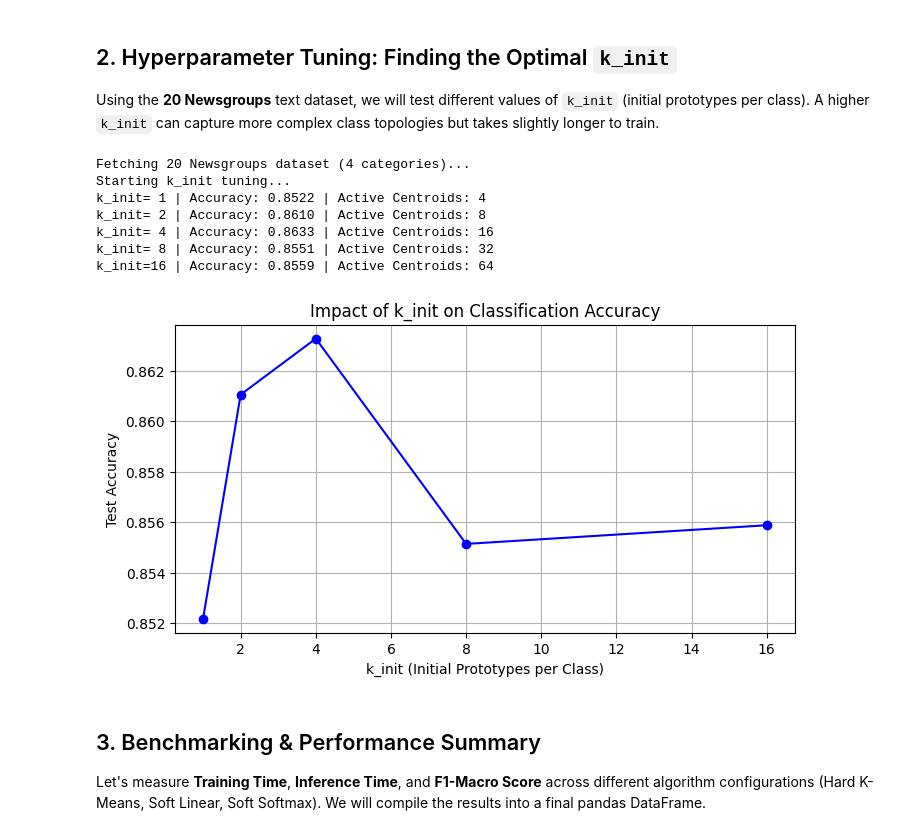
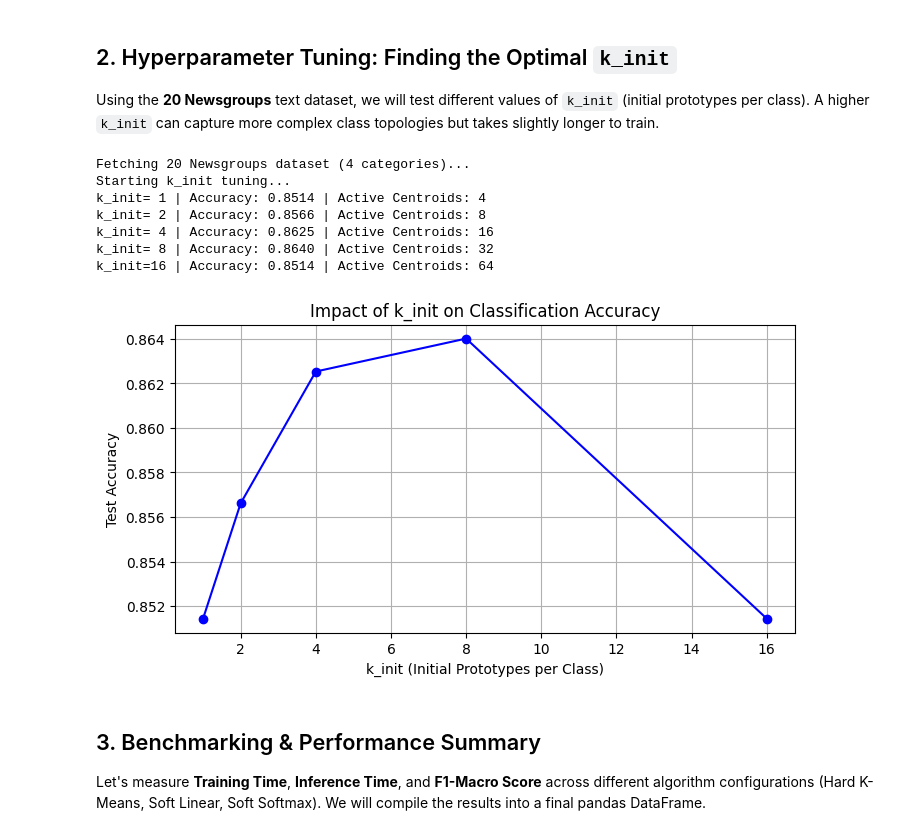
Before and after one commit to Icold21/FastKMeansClassifier, a Jupyter notebook: test.ipynb, the cells around one changed output. Cells and saved outputs as stored; diff of their text form; code cells hidden in the pictures.

```diff
--- a/test.ipynb
+++ b/test.ipynb
@@ -83,40 +83,40 @@ for k in k_values:
     clf = FastKMeansClassifier(
         k_init=k,
         distance='cosine',
         soft=True,
         soft_type='linear',
         max_iters=200,
-        lambda_penalty=10,
+        lambda_penalty=1,
         random_state=42
     ).to(device=device, dtype=dtype)
 
     clf.fit(X_train, y_train)
     preds = clf.predict(X_test)
     acc = accuracy_score(y_test, preds)
 
     # Check how many centroids survived the pruning process
     surviving_centroids = len(clf.centroids)
     tuning_results.append((k, acc, surviving_centroids))
     print(f"k_init={k:2d} | Accuracy: {acc:.4f} | Active Centroids: {surviving_centroids}")
 
 # Plotting the tuning results
 k_arr, acc_arr, cent_arr = zip(*tuning_results)
 plt.figure(figsize=(8, 4))
 plt.plot(k_arr, acc_arr, marker='o', linestyle='-', color='b')
 plt.title("Impact of k_init on Classification Accuracy")
 plt.xlabel("k_init (Initial Prototypes per Class)")
 plt.ylabel("Test Accuracy")
 plt.grid(True)
 plt.show()
 # %% [output]
 Fetching 20 Newsgroups dataset (4 categories)...
 Starting k_init tuning...
-k_init= 1 | Accuracy: 0.8522 | Active Centroids: 4
-k_init= 2 | Accuracy: 0.8610 | Active Centroids: 8
-k_init= 4 | Accuracy: 0.8633 | Active Centroids: 16
-k_init= 8 | Accuracy: 0.8551 | Active Centroids: 32
-k_init=16 | Accuracy: 0.8559 | Active Centroids: 64
+k_init= 1 | Accuracy: 0.8514 | Active Centroids: 4
+k_init= 2 | Accuracy: 0.8566 | Active Centroids: 8
+k_init= 4 | Accuracy: 0.8625 | Active Centroids: 16
+k_init= 8 | Accuracy: 0.8640 | Active Centroids: 32
+k_init=16 | Accuracy: 0.8514 | Active Centroids: 64
-[figure, old version]
+[figure, new version]
 # %% [markdown]
 ## 3. Benchmarking & Performance Summary
 Let's measure **Training Time**, **Inference Time**, and **F1-Macro Score** across different algorithm configurations (Hard K-Means, Soft Linear, Soft Softmax). We will compile the results into a final pandas DataFrame.
```
Also changed, not shown: parts of 2 cells of this notebook.
